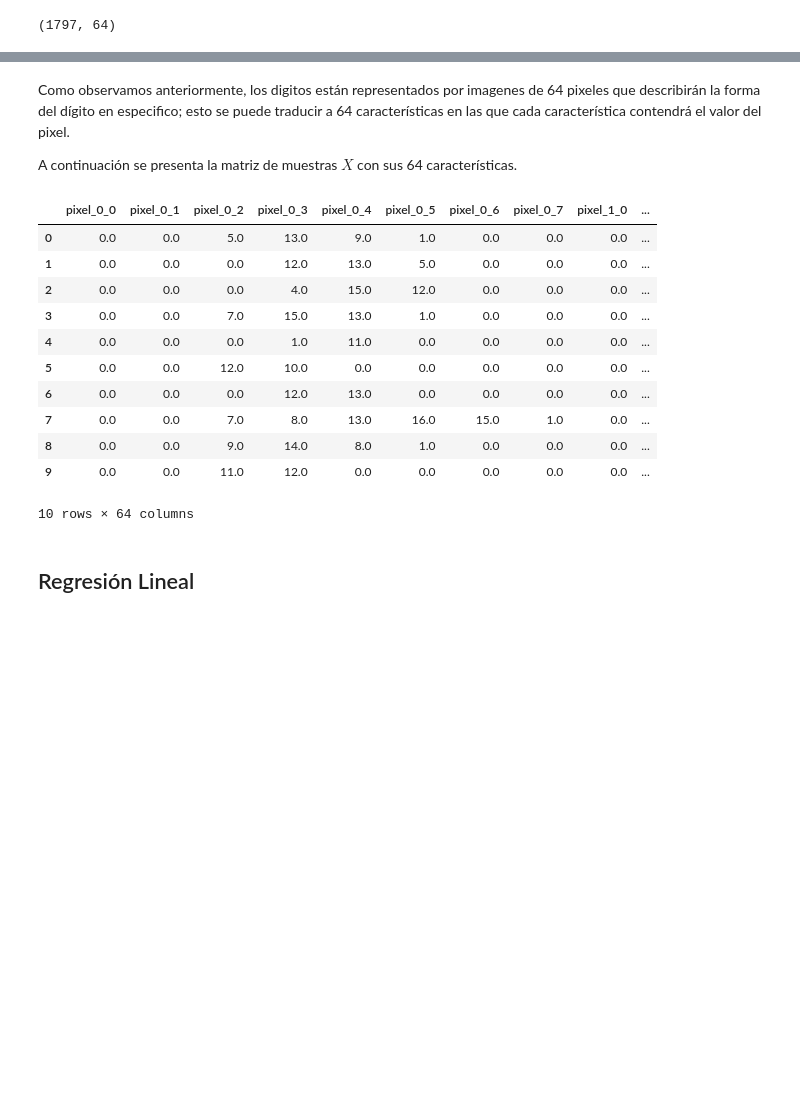
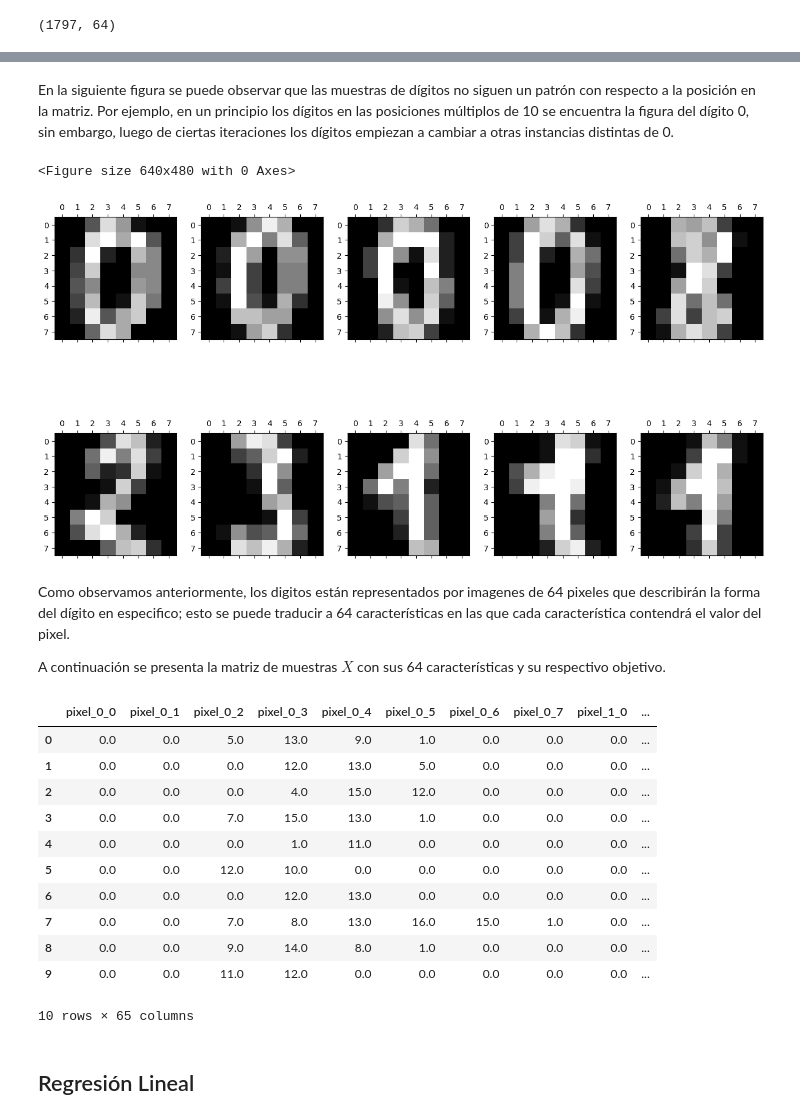
Before and after one commit to MonicaCabanas23/Clasificacion-y-Regresion-Lineal, a Jupyter notebook: Clasificacion_y_Regresion_Lineal.ipynb, the cells around one changed output, grey strips where cells are left out. Drawn from its saved outputs; the diff is of its cells as text; code cells hidden in the pictures; blank space fills up the shorter version.

```diff
--- a/Clasificacion_y_Regresion_Lineal.ipynb
+++ b/Clasificacion_y_Regresion_Lineal.ipynb
@@ -51,10 +50,25 @@ plt.show()
+# %% [markdown]
+En la siguiente figura se puede observar que las muestras de dígitos no siguen un patrón con respecto a la posición en la matriz. Por ejemplo, en un principio los dígitos en las posiciones múltiplos de 10 se encuentra la figura del dígito 0, sin embargo, luego de ciertas iteraciones los dígitos empiezan a cambiar a otras instancias distintas de 0.
+# %%
+plt.gray()
+fig, axs = plt.subplots(nrows=2, ncols=5, figsize=(16,9))
+for i in range(2):
+    for j in range(5):
+        if(i==0):
+            axs[i,j].matshow(digits.images[j*10])
+        else:
+            axs[i,j].matshow(digits.images[(j+5)*10])
+plt.show()
+# %% [output]
+<Figure size 640x480 with 0 Axes>
+[figure, added]
 # %% [markdown]
 Como observamos anteriormente, los digitos están representados por imagenes de 64 pixeles que describirán la forma del dígito en especifico; esto se puede traducir a 64 características en las que cada característica contendrá el valor del pixel.
 
-A continuación se presenta la matriz de muestras $X$ con sus 64 características.
+A continuación se presenta la matriz de muestras $X$ con sus 64 características y su respectivo objetivo.
 # %%
 digits_df = load_digits(as_frame=True)
-digits_df.data.head(10)
+digits_df.frame.head(10)
 # %% [output]
 |  | pixel_0_0 | pixel_0_1 | pixel_0_2 | pixel_0_3 | pixel_0_4 | pixel_0_5 | pixel_0_6 | pixel_0_7 | pixel_1_0 | ... |
 | 0 | 0.0 | 0.0 | 5.0 | 13.0 | 9.0 | 1.0 | 0.0 | 0.0 | 0.0 | ... |
@@ -67,7 +81,7 @@ digits_df.data.head(10)
 | 7 | 0.0 | 0.0 | 7.0 | 8.0 | 13.0 | 16.0 | 15.0 | 1.0 | 0.0 | ... |
 | 8 | 0.0 | 0.0 | 9.0 | 14.0 | 8.0 | 1.0 | 0.0 | 0.0 | 0.0 | ... |
 | 9 | 0.0 | 0.0 | 11.0 | 12.0 | 0.0 | 0.0 | 0.0 | 0.0 | 0.0 | ... |
-10 rows × 64 columns
+10 rows × 65 columns
 # %% [markdown]
 ## Regresión Lineal
 # %%
```
Also changed, not shown: parts of 2 cells of this notebook.
